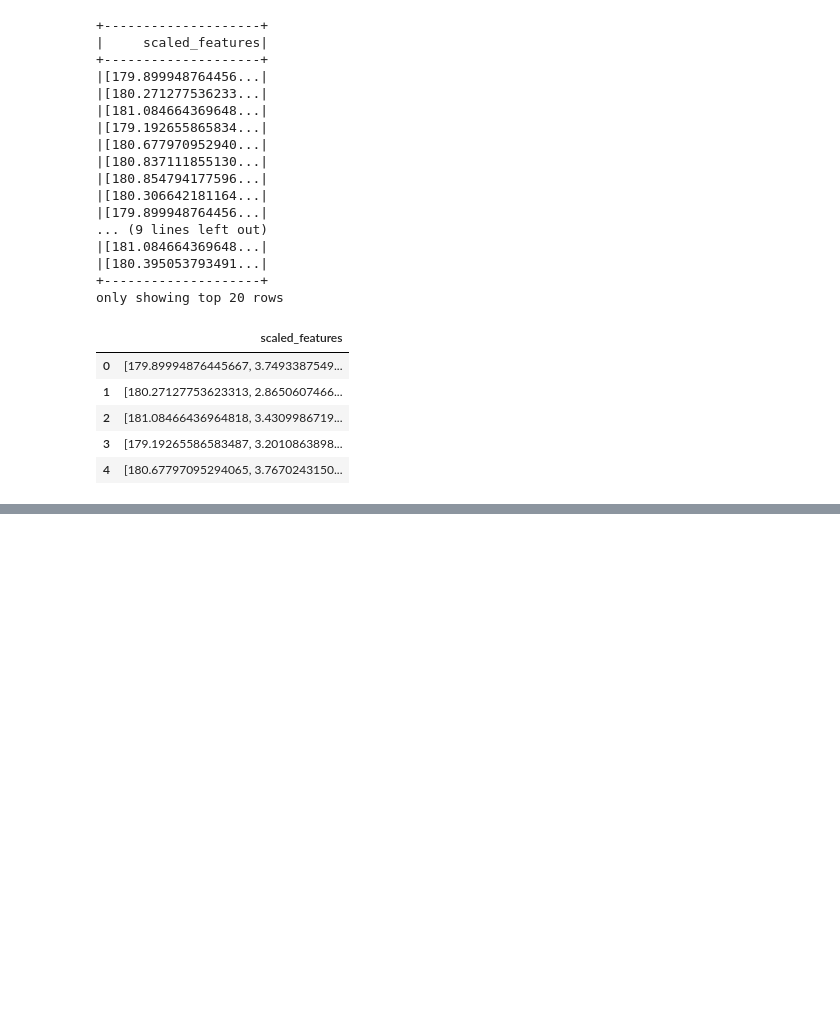
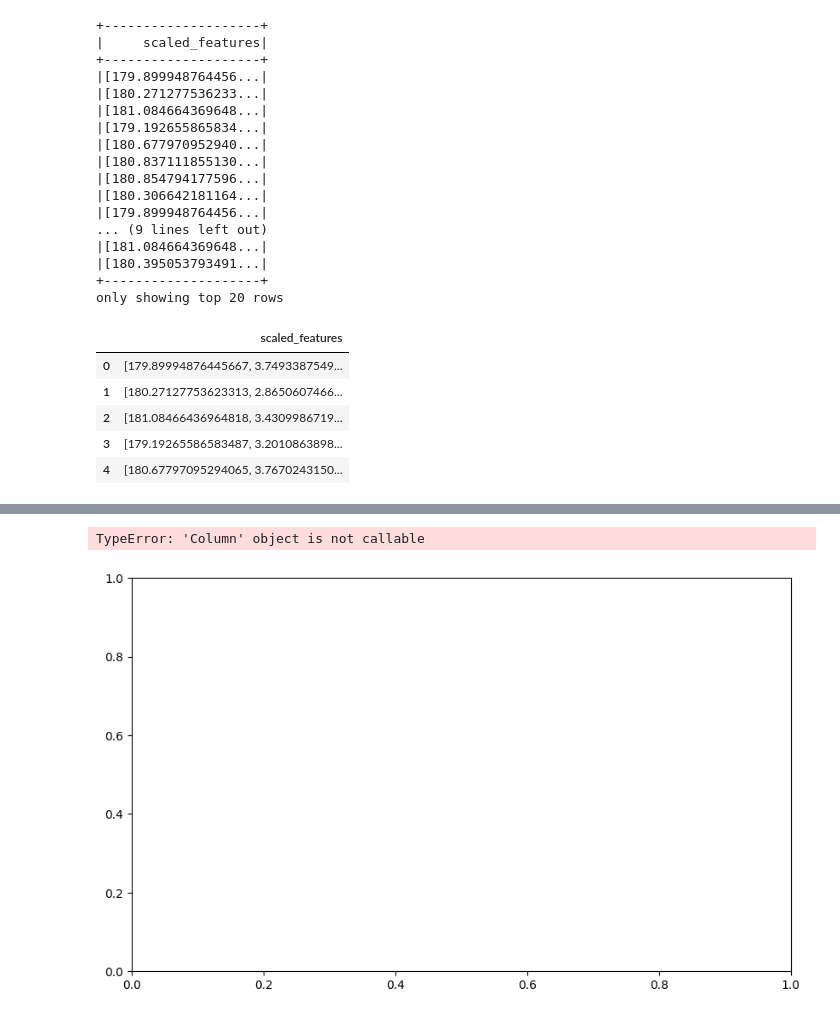
Before and after one commit to savindumahasen/Rainfall-prediction-ML-project, a Jupyter notebook: notebook.ipynb, the cells around one changed output, grey strips where cells are left out. Cells and saved outputs as stored; diff of their text form; code cells hidden in the pictures; blank space fills up the shorter version.

```diff
--- a/notebook.ipynb
+++ b/notebook.ipynb
@@ -207,0 +222,12 @@ pandas_df.head()
+# %%
+%matplotlib inline
+import matplotlib.pyplot as plt
+plt.figure(figsize=(10, 6))
+plt.bar(pandas_df["scaled_features"], df_train_set["rainfall"],color="blue")
+plt.xlabel("scaled_features")
+plt.ylabel("rainfall")
+plt.title("scaled_features vs rainfall")
+plt.show()
+# %% [output]
+TypeError: 'Column' object is not callable
+[figure, added]
```
Also changed, not shown: parts of 2 cells of this notebook.
